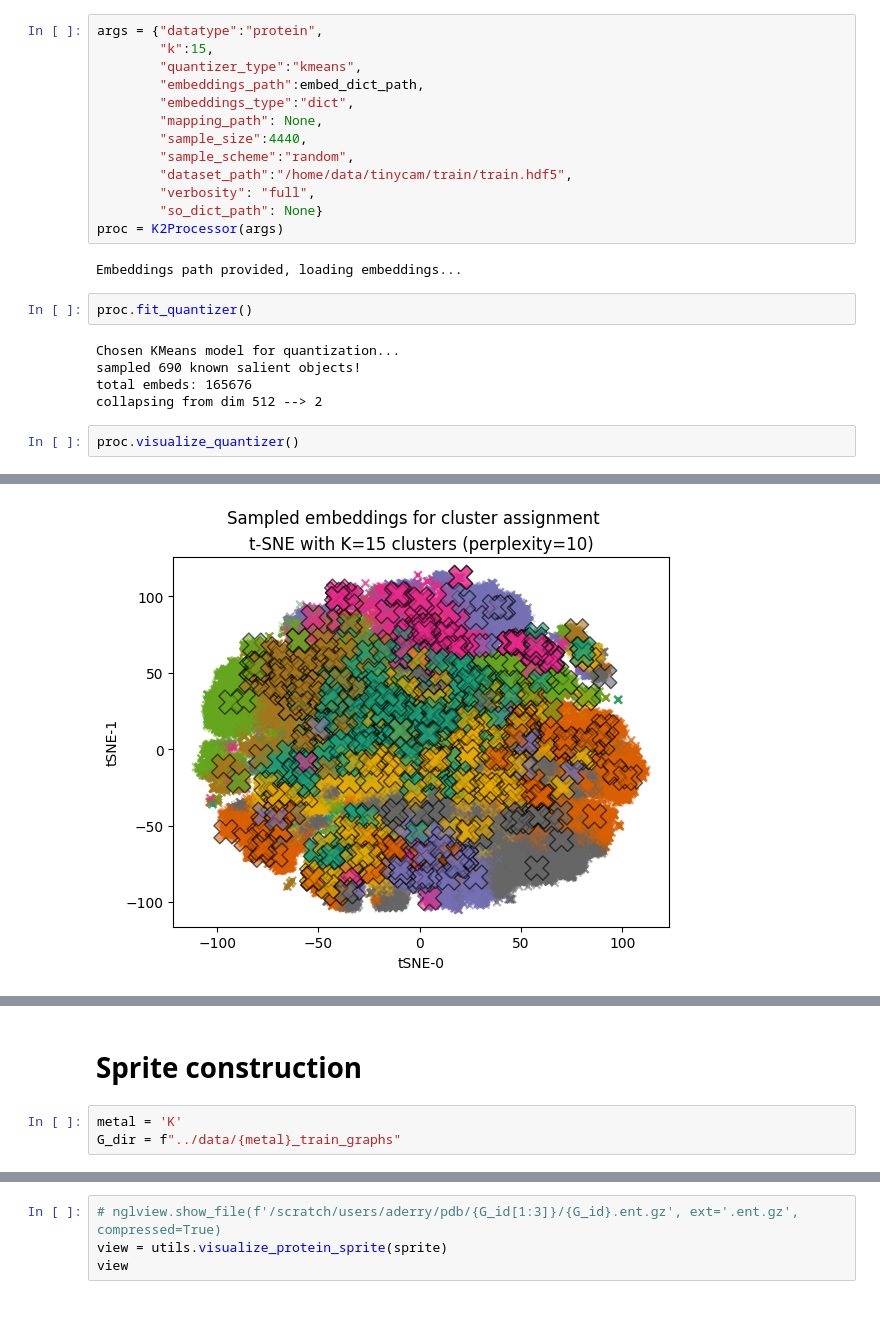
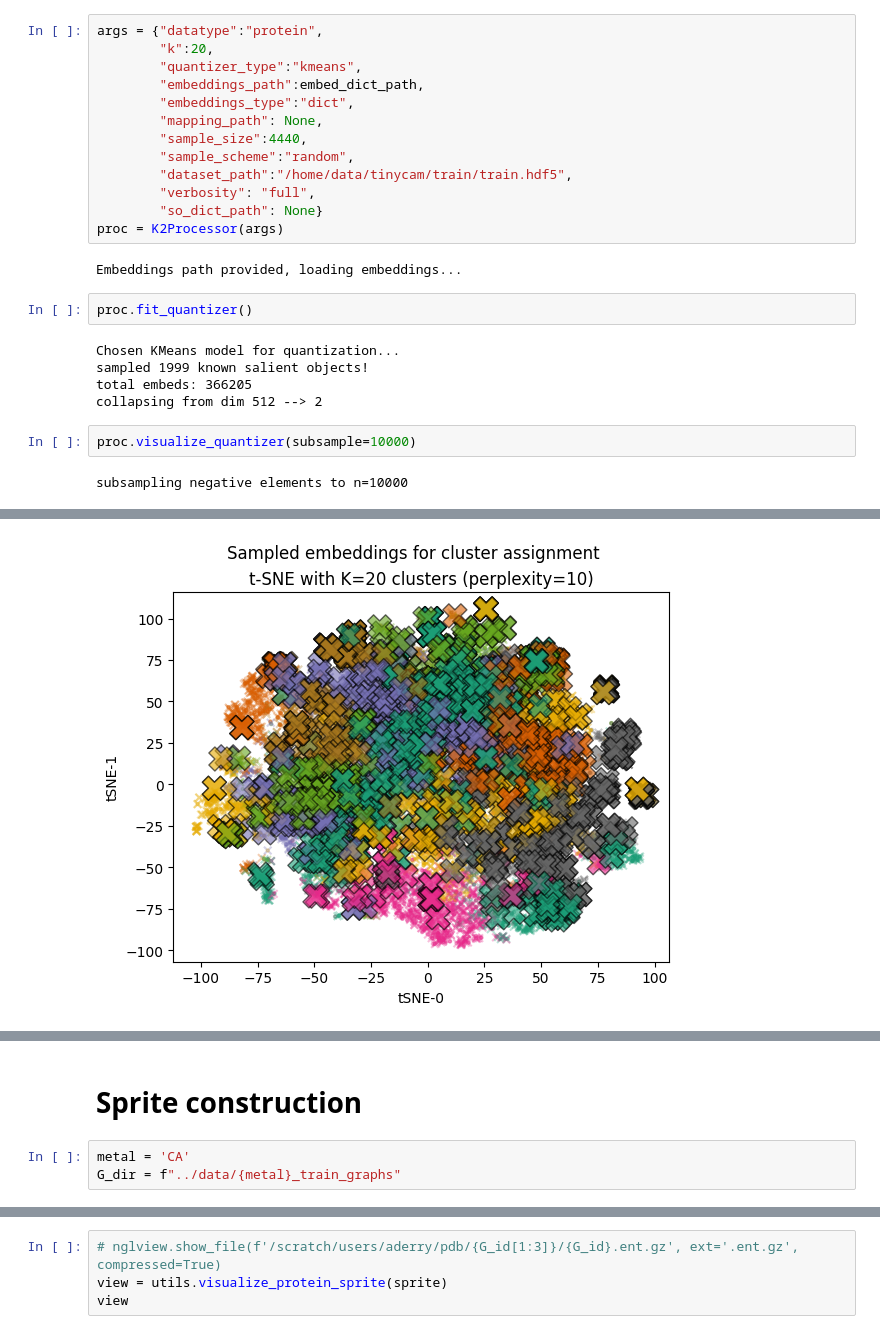
Before and after one commit to gmachiraju/K2, a Jupyter notebook: src/Protein-Step2-VizSetup.ipynb, the cells around one changed output, grey strips where cells are left out. Saved outputs shown, nothing was run; the diff lists cells and outputs as text.

Commit message:
updates to motif graph viz and protein prospect maps

```diff
--- a/src/Protein-Step2-VizSetup.ipynb
+++ b/src/Protein-Step2-VizSetup.ipynb
@@ -8,7 +8,7 @@ embed_dict_path = f"../data/{metal}_train_embeddings.pkl"
 from k2 import K2Processor
 # %%
 args = {"datatype":"protein",
-        "k":15,
+        "k":20,
         "quantizer_type":"kmeans",
         "embeddings_path":embed_dict_path,
         "embeddings_type":"dict",
@@ -25,9 +25,10 @@ Embeddings path provided, loading embeddings...
 proc.fit_quantizer()
 # %% [output]
 Chosen KMeans model for quantization...
-sampled 690 known salient objects!
-total embeds: 165676
+sampled 1999 known salient objects!
+total embeds: 366205
 collapsing from dim 512 --> 2
 # %%
-proc.visualize_quantizer()
+proc.visualize_quantizer(subsample=10000)
 # %% [output]
+subsampling negative elements to n=10000
@@ -35 +36 @@ proc.visualize_quantizer()
-[figure, old version]
+[figure, new version]
@@ -38,5 +39,5 @@ proc.visualize_quantizer()
 # %% [markdown]
 # Sprite construction
 # %%
-metal = 'K'
+metal = 'CA'
 G_dir = f"../data/{metal}_train_graphs"
```
Also changed, not shown: parts of 25 cells of this notebook, 2 other files.
